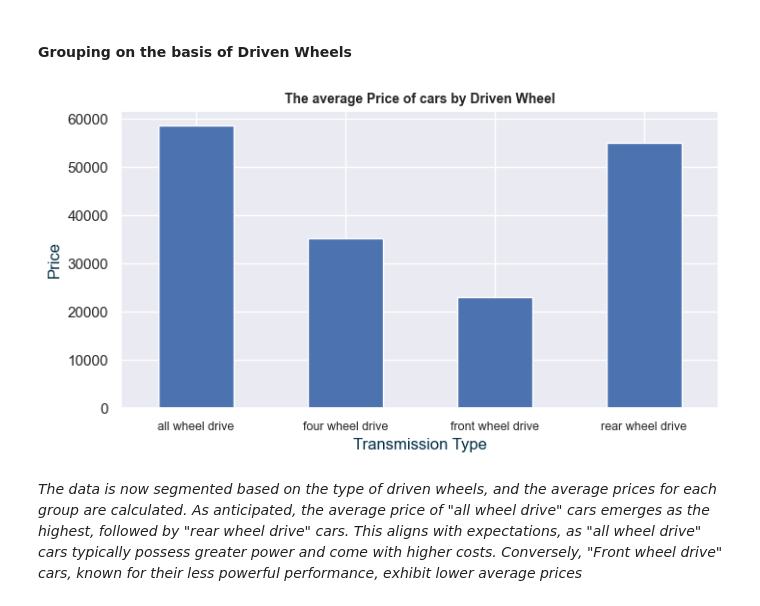
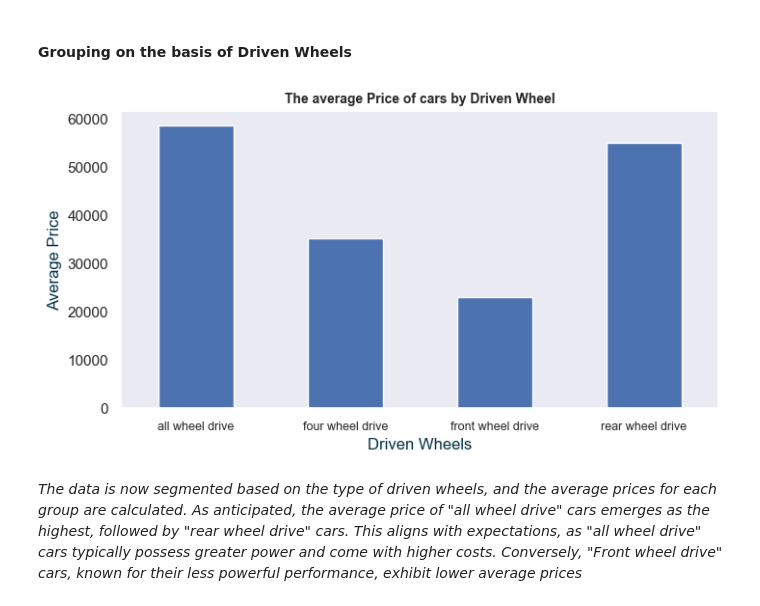
Before and after one commit to Shuhaib73/Price-Prediction-ML-Project, a Jupyter notebook: project.ipynb, the cells around one changed output. Saved outputs shown, nothing was run; the diff lists cells and outputs as text; code cells hidden in the pictures.

```diff
--- a/project.ipynb
+++ b/project.ipynb
@@ -213,16 +228,17 @@ plt.show()
 # %%
 # Create a bar plot to visualize the average price of cars by driven wheel type
 
 plt.figure(figsize=(8, 4))
 df.groupby('Driven_Wheels')['MSRP'].mean().plot(kind='bar')
 
 plt.title('The average Price of cars by Driven Wheel', fontdict={'weight': 'bold', 'fontsize': 10})
-plt.xlabel('Transmission Type', fontdict={'color': '#023047'})
-plt.ylabel('Price', fontdict={'color': '#023047'})
+plt.xlabel('Driven Wheels', fontdict={'color': '#023047'})
+plt.ylabel('Average Price', fontdict={'color': '#023047'})
 plt.xticks(rotation=0, fontsize=9)
+plt.grid(False)
 plt.show()
 # %% [output]
-[figure, old version]
+[figure, new version]
 # %% [markdown]
 *The data is now segmented based on the type of driven wheels, and the average prices for each group are calculated. As anticipated, the average price of "all wheel drive" cars emerges as the highest, followed by "rear wheel drive" cars. This aligns with expectations, as "all wheel drive" cars typically possess greater power and come with higher costs. Conversely, "Front wheel drive" cars, known for their less powerful performance, exhibit lower average prices*
 # %%
```
Also changed, not shown: parts of 7 cells of this notebook, 9 other files.
